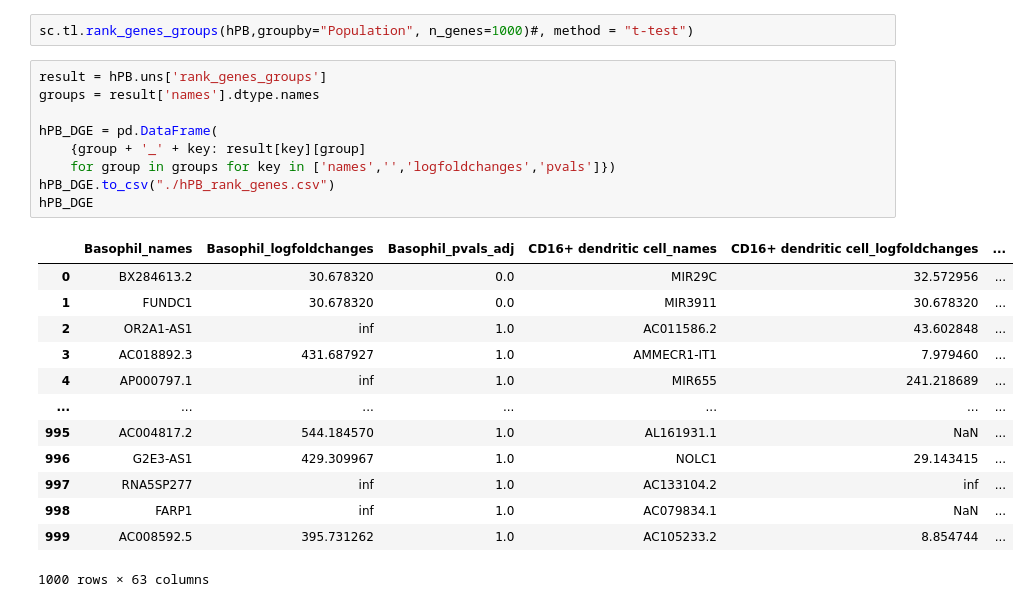
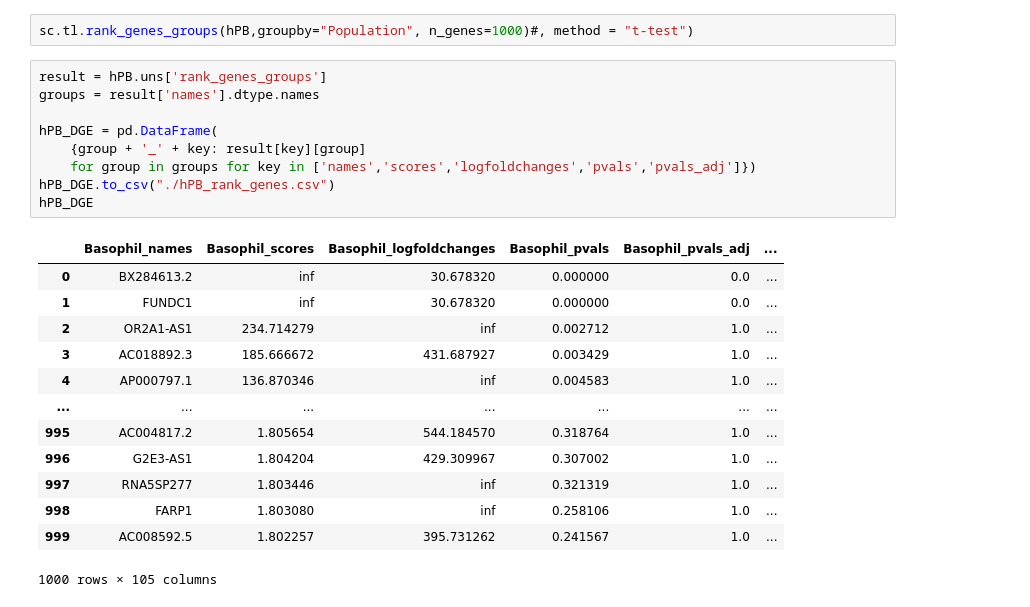
Before and after one commit to czbiohub-sf/tabula-sapiens, a Jupyter notebook: analysis-scripts/hPB/hPB.ipynb, the cells around one changed output. Saved outputs shown, nothing was run; the diff lists cells and outputs as text.

```diff
--- a/analysis-scripts/hPB/hPB.ipynb
+++ b/analysis-scripts/hPB/hPB.ipynb
@@ -206,23 +206,23 @@ sc.tl.rank_genes_groups(hPB,groupby="Population", n_genes=1000)#, method = "t-te
 # %%
 result = hPB.uns['rank_genes_groups']
 groups = result['names'].dtype.names
 
 hPB_DGE = pd.DataFrame(
     {group + '_' + key: result[key][group]
-    for group in groups for key in ['names','','logfoldchanges','pvals']})
+    for group in groups for key in ['names','scores','logfoldchanges','pvals','pvals_adj']})
 hPB_DGE.to_csv("./hPB_rank_genes.csv")
 hPB_DGE
 # %% [output]
-|  | Basophil_names | Basophil_logfoldchanges | Basophil_pvals_adj | CD16+ dendritic cell_names | CD16+ dendritic cell_logfoldchanges | ... |
-| 0 | BX284613.2 | 30.678320 | 0.0 | MIR29C | 32.572956 | ... |
-| 1 | FUNDC1 | 30.678320 | 0.0 | MIR3911 | 30.678320 | ... |
-| 2 | OR2A1-AS1 | inf | 1.0 | AC011586.2 | 43.602848 | ... |
-| 3 | AC018892.3 | 431.687927 | 1.0 | AMMECR1-IT1 | 7.979460 | ... |
-| 4 | AP000797.1 | inf | 1.0 | MIR655 | 241.218689 | ... |
+|  | Basophil_names | Basophil_scores | Basophil_logfoldchanges | Basophil_pvals | Basophil_pvals_adj | ... |
+| 0 | BX284613.2 | inf | 30.678320 | 0.000000 | 0.0 | ... |
+| 1 | FUNDC1 | inf | 30.678320 | 0.000000 | 0.0 | ... |
+| 2 | OR2A1-AS1 | 234.714279 | inf | 0.002712 | 1.0 | ... |
+| 3 | AC018892.3 | 185.666672 | 431.687927 | 0.003429 | 1.0 | ... |
+| 4 | AP000797.1 | 136.870346 | inf | 0.004583 | 1.0 | ... |
 | ... | ... | ... | ... | ... | ... | ... |
-| 995 | AC004817.2 | 544.184570 | 1.0 | AL161931.1 | NaN | ... |
-| 996 | G2E3-AS1 | 429.309967 | 1.0 | NOLC1 | 29.143415 | ... |
-| 997 | RNA5SP277 | inf | 1.0 | AC133104.2 | inf | ... |
-| 998 | FARP1 | inf | 1.0 | AC079834.1 | NaN | ... |
-| 999 | AC008592.5 | 395.731262 | 1.0 | AC105233.2 | 8.854744 | ... |
+| 995 | AC004817.2 | 1.805654 | 544.184570 | 0.318764 | 1.0 | ... |
+| 996 | G2E3-AS1 | 1.804204 | 429.309967 | 0.307002 | 1.0 | ... |
+| 997 | RNA5SP277 | 1.803446 | inf | 0.321319 | 1.0 | ... |
+| 998 | FARP1 | 1.803080 | inf | 0.258106 | 1.0 | ... |
+| 999 | AC008592.5 | 1.802257 | 395.731262 | 0.241567 | 1.0 | ... |
-1000 rows × 63 columns
+1000 rows × 105 columns
```
Also changed, not shown: 2 other files.
